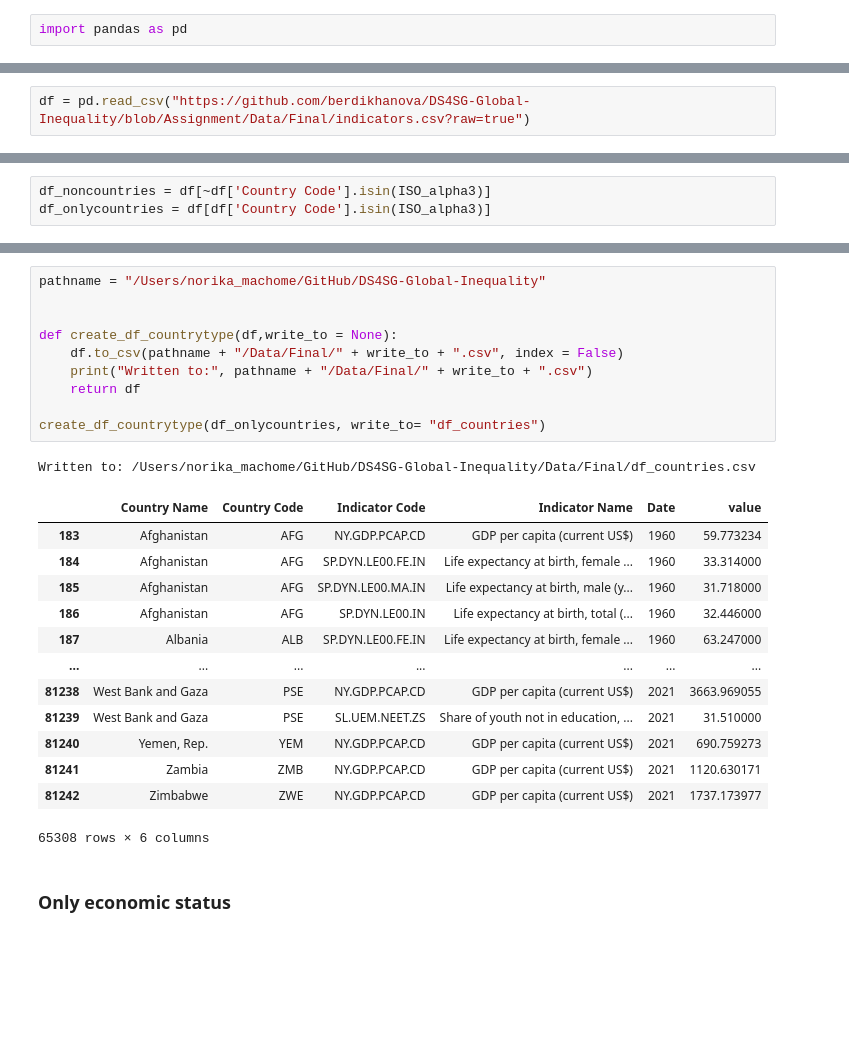
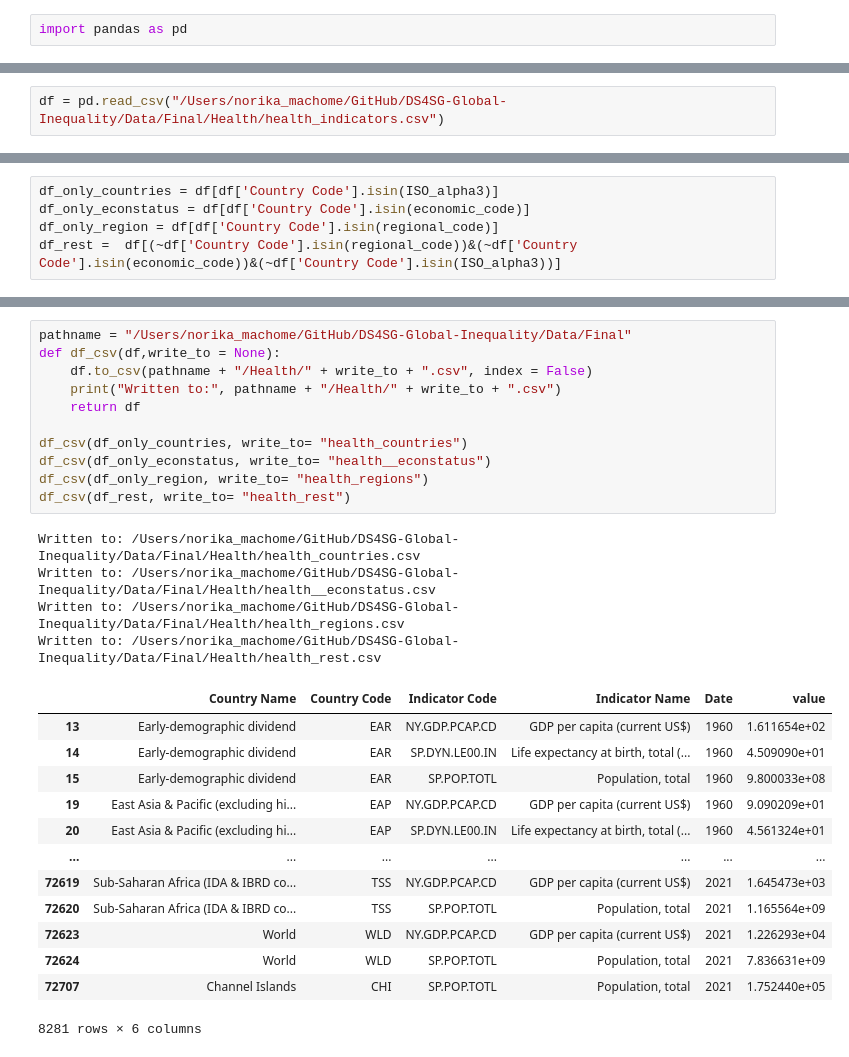
Before and after one commit to berdikhanova/DS4SG-Global-Inequality, a Jupyter notebook: Code/extracting_data.ipynb, the cells around one changed output, grey strips where cells are left out. Drawn from its saved outputs; the diff is of its cells as text; blank space fills up the shorter version.

Commit message:
adding Health Questions

```diff
--- a/Code/extracting_data.ipynb
+++ b/Code/extracting_data.ipynb
@@ -5,2 +86,2 @@ import pandas as pd
 # %%
-df = pd.read_csv("https://github.com/berdikhanova/DS4SG-Global-Inequality/blob/Assignment/Data/Final/indicators.csv?raw=true")
+df = pd.read_csv("/Users/norika_machome/GitHub/DS4SG-Global-Inequality/Data/Final/Health/health_indicators.csv")
@@ -62,3 +104,5 @@ ISO_alpha3 = ISOs_Country.keys()
 # %%
-df_noncountries = df[~df['Country Code'].isin(ISO_alpha3)]
-df_onlycountries = df[df['Country Code'].isin(ISO_alpha3)]
+df_only_countries = df[df['Country Code'].isin(ISO_alpha3)]
+df_only_econstatus = df[df['Country Code'].isin(economic_code)]
+df_only_region = df[df['Country Code'].isin(regional_code)]
+df_rest =  df[(~df['Country Code'].isin(regional_code))&(~df['Country Code'].isin(economic_code))&(~df['Country Code'].isin(ISO_alpha3))]
@@ -82,27 +109,29 @@ df_noncountries
 # %%
-pathname = "/Users/norika_machome/GitHub/DS4SG-Global-Inequality"
-
-
-def create_df_countrytype(df,write_to = None):
-    df.to_csv(pathname + "/Data/Final/" + write_to + ".csv", index = False)
-    print("Written to:", pathname + "/Data/Final/" + write_to + ".csv")
+pathname = "/Users/norika_machome/GitHub/DS4SG-Global-Inequality/Data/Final"
+def df_csv(df,write_to = None):
+    df.to_csv(pathname + "/Health/" + write_to + ".csv", index = False)
+    print("Written to:", pathname + "/Health/" + write_to + ".csv")
     return df
 
-create_df_countrytype(df_onlycountries, write_to= "df_countries")
+df_csv(df_only_countries, write_to= "health_countries")
+df_csv(df_only_econstatus, write_to= "health__econstatus")
+df_csv(df_only_region, write_to= "health_regions")
+df_csv(df_rest, write_to= "health_rest")
 # %% [output]
-Written to: /Users/norika_machome/GitHub/DS4SG-Global-Inequality/Data/Final/df_countries.csv
+Written to: /Users/norika_machome/GitHub/DS4SG-Global-Inequality/Data/Final/Health/health_countries.csv
+Written to: /Users/norika_machome/GitHub/DS4SG-Global-Inequality/Data/Final/Health/health__econstatus.csv
+Written to: /Users/norika_machome/GitHub/DS4SG-Global-Inequality/Data/Final/Health/health_regions.csv
+Written to: /Users/norika_machome/GitHub/DS4SG-Global-Inequality/Data/Final/Health/health_rest.csv
 |  | Country Name | Country Code | Indicator Code | Indicator Name | Date | value |
-| 183 | Afghanistan | AFG | NY.GDP.PCAP.CD | GDP per capita (current US$) | 1960 | 59.773234 |
-| 184 | Afghanistan | AFG | SP.DYN.LE00.FE.IN | Life expectancy at birth, female ... | 1960 | 33.314000 |
-| 185 | Afghanistan | AFG | SP.DYN.LE00.MA.IN | Life expectancy at birth, male (y... | 1960 | 31.718000 |
-| 186 | Afghanistan | AFG | SP.DYN.LE00.IN | Life expectancy at birth, total (... | 1960 | 32.446000 |
-| 187 | Albania | ALB | SP.DYN.LE00.FE.IN | Life expectancy at birth, female ... | 1960 | 63.247000 |
+| 13 | Early-demographic dividend | EAR | NY.GDP.PCAP.CD | GDP per capita (current US$) | 1960 | 1.611654e+02 |
+| 14 | Early-demographic dividend | EAR | SP.DYN.LE00.IN | Life expectancy at birth, total (... | 1960 | 4.509090e+01 |
+| 15 | Early-demographic dividend | EAR | SP.POP.TOTL | Population, total | 1960 | 9.800033e+08 |
+| 19 | East Asia & Pacific (excluding hi... | EAP | NY.GDP.PCAP.CD | GDP per capita (current US$) | 1960 | 9.090209e+01 |
+| 20 | East Asia & Pacific (excluding hi... | EAP | SP.DYN.LE00.IN | Life expectancy at birth, total (... | 1960 | 4.561324e+01 |
 | ... | ... | ... | ... | ... | ... | ... |
-| 81238 | West Bank and Gaza | PSE | NY.GDP.PCAP.CD | GDP per capita (current US$) | 2021 | 3663.969055 |
-| 81239 | West Bank and Gaza | PSE | SL.UEM.NEET.ZS | Share of youth not in education, ... | 2021 | 31.510000 |
-| 81240 | Yemen, Rep. | YEM | NY.GDP.PCAP.CD | GDP per capita (current US$) | 2021 | 690.759273 |
-| 81241 | Zambia | ZMB | NY.GDP.PCAP.CD | GDP per capita (current US$) | 2021 | 1120.630171 |
-| 81242 | Zimbabwe | ZWE | NY.GDP.PCAP.CD | GDP per capita (current US$) | 2021 | 1737.173977 |
+| 72619 | Sub-Saharan Africa (IDA & IBRD co... | TSS | NY.GDP.PCAP.CD | GDP per capita (current US$) | 2021 | 1.645473e+03 |
+| 72620 | Sub-Saharan Africa (IDA & IBRD co... | TSS | SP.POP.TOTL | Population, total | 2021 | 1.165564e+09 |
+| 72623 | World | WLD | NY.GDP.PCAP.CD | GDP per capita (current US$) | 2021 | 1.226293e+04 |
+| 72624 | World | WLD | SP.POP.TOTL | Population, total | 2021 | 7.836631e+09 |
+| 72707 | Channel Islands | CHI | SP.POP.TOTL | Population, total | 2021 | 1.752440e+05 |
-65308 rows × 6 columns
+8281 rows × 6 columns
-# %% [markdown]
-### Only economic status
```
Also changed, not shown: parts of 17 cells of this notebook, 4 other files.
